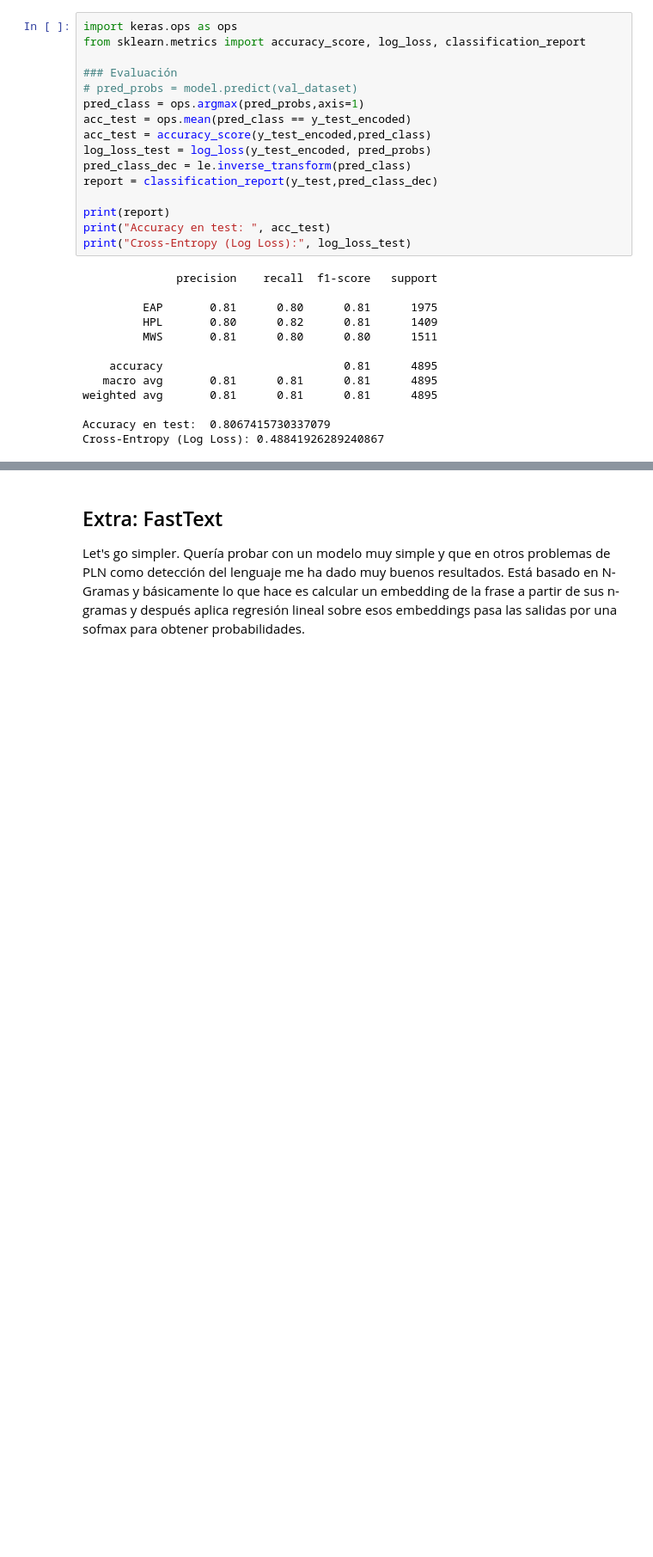
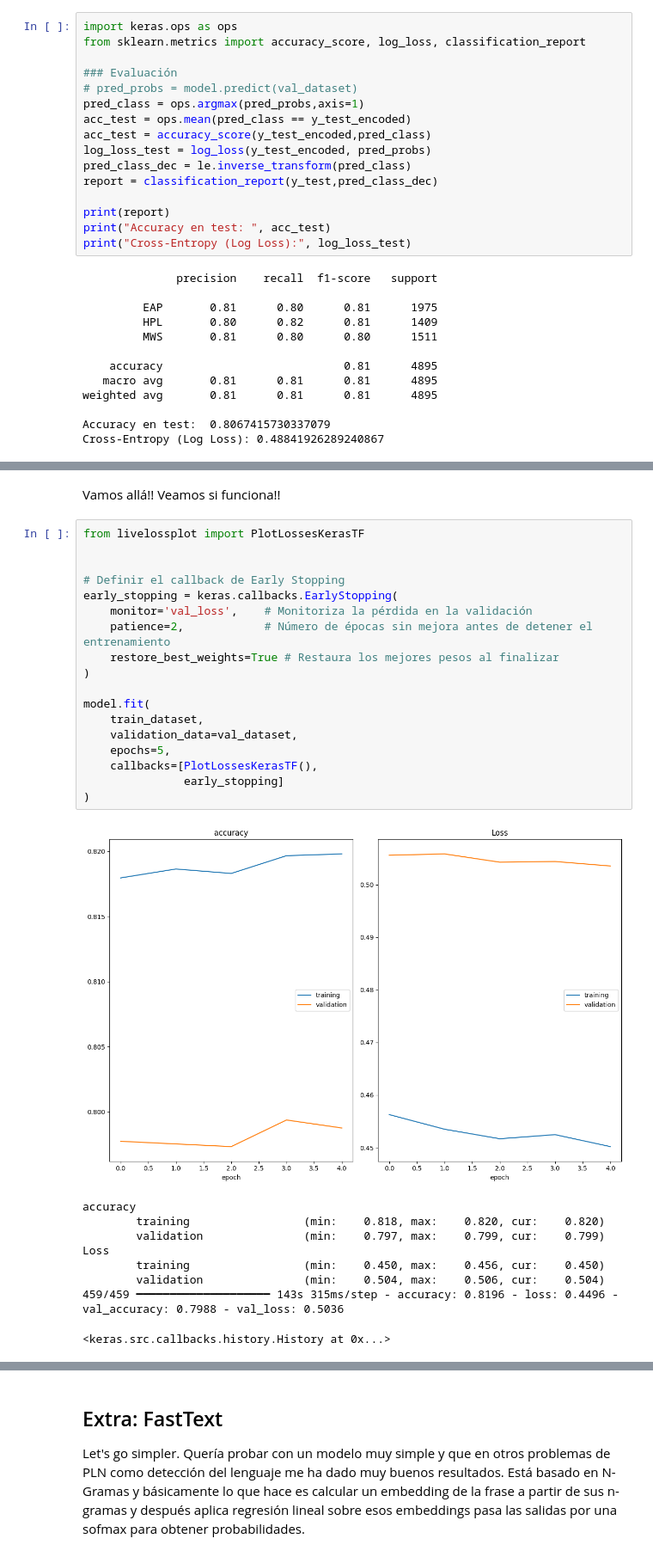
Before and after one commit to jbaezarh/SAAA-Transformers, a Jupyter notebook: full_project.ipynb, the cells around one changed output, grey strips where cells are left out. Shown at 86% size. Drawn from its saved outputs; the diff is of its cells as text; blank space fills up the shorter version.

```diff
--- a/full_project.ipynb
+++ b/full_project.ipynb
@@ -1926,0 +2018,30 @@ Cross-Entropy (Log Loss): 0.48841926289240867
+# %% [markdown]
+Vamos allá!! Veamos si funciona!!
+# %%
+from livelossplot import PlotLossesKerasTF
+
+
+# Definir el callback de Early Stopping
+early_stopping = keras.callbacks.EarlyStopping(
+    monitor='val_loss',    # Monitoriza la pérdida en la validación
+    patience=2,            # Número de épocas sin mejora antes de detener el entrenamiento
+    restore_best_weights=True # Restaura los mejores pesos al finalizar
+)
+
+model.fit(
+    train_dataset,
+    validation_data=val_dataset,
+    epochs=5,
+    callbacks=[PlotLossesKerasTF(),
+               early_stopping]
+)
+# %% [output]
+[figure, added]
+accuracy
+        training                 (min:    0.818, max:    0.820, cur:    0.820)
+        validation               (min:    0.797, max:    0.799, cur:    0.799)
+Loss
+        training                 (min:    0.450, max:    0.456, cur:    0.450)
+        validation               (min:    0.504, max:    0.506, cur:    0.504)
+459/459 ━━━━━━━━━━━━━━━━━━━━ 143s 315ms/step - accuracy: 0.8196 - loss: 0.4496 - val_accuracy: 0.7988 - val_loss: 0.5036
+<keras.src.callbacks.history.History at 0x...>
```
Also changed, not shown: parts of 12 cells of this notebook, 2 other files.
